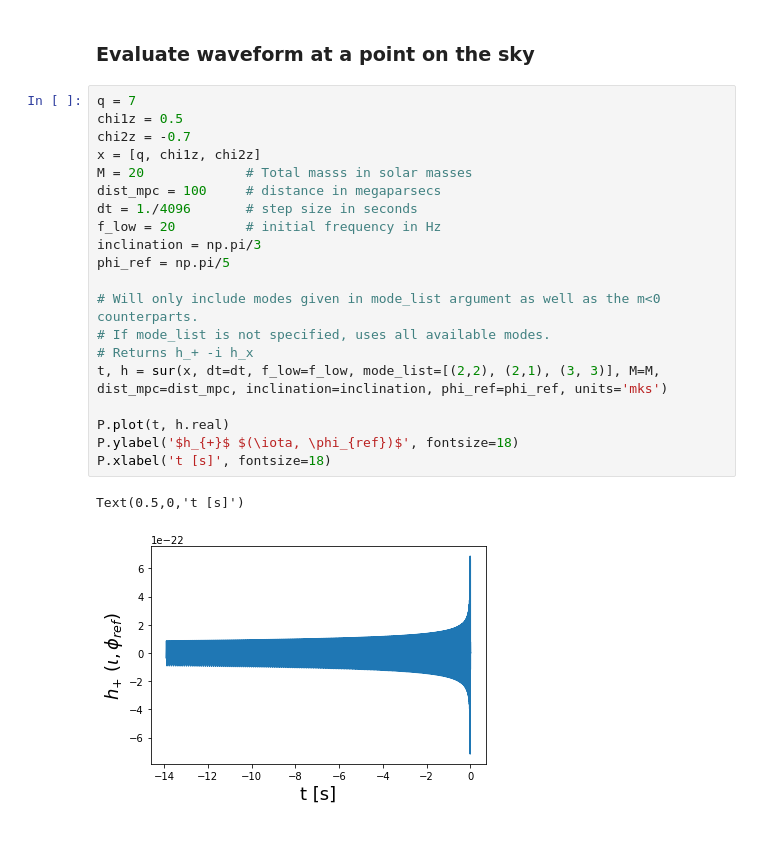
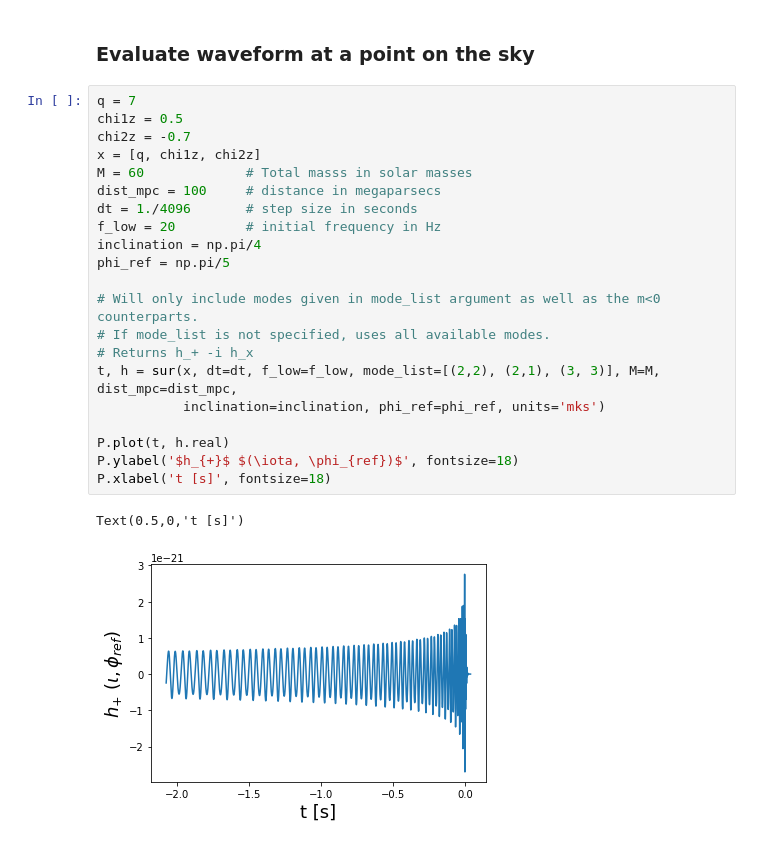
Before and after one commit to sxs-collaboration/gwsurrogate, a Jupyter notebook: developer_notebooks/website/NRHybSur3dq8.ipynb, the cells around one changed output. Cells and saved outputs as stored; diff of their text form.

```diff
--- a/developer_notebooks/website/NRHybSur3dq8.ipynb
+++ b/developer_notebooks/website/NRHybSur3dq8.ipynb
@@ -116,23 +121,24 @@ P.legend()
 # %%
 q = 7
 chi1z = 0.5
 chi2z = -0.7
 x = [q, chi1z, chi2z]
-M = 20             # Total masss in solar masses
+M = 60             # Total masss in solar masses
 dist_mpc = 100     # distance in megaparsecs
 dt = 1./4096       # step size in seconds
 f_low = 20         # initial frequency in Hz
-inclination = np.pi/3
+inclination = np.pi/4
 phi_ref = np.pi/5
 
 # Will only include modes given in mode_list argument as well as the m<0 counterparts.
 # If mode_list is not specified, uses all available modes.
 # Returns h_+ -i h_x
-t, h = sur(x, dt=dt, f_low=f_low, mode_list=[(2,2), (2,1), (3, 3)], M=M, dist_mpc=dist_mpc, inclination=inclination, phi_ref=phi_ref, units='mks')
+t, h = sur(x, dt=dt, f_low=f_low, mode_list=[(2,2), (2,1), (3, 3)], M=M, dist_mpc=dist_mpc,
+           inclination=inclination, phi_ref=phi_ref, units='mks')
 
 P.plot(t, h.real)
 P.ylabel('$h_{+}$ $(\iota, \phi_{ref})$', fontsize=18)
 P.xlabel('t [s]', fontsize=18)
 # %% [output]
 Text(0.5,0,'t [s]')
-[figure, old version]
+[figure, new version]
```
Also changed, not shown: parts of 6 cells of this notebook.
